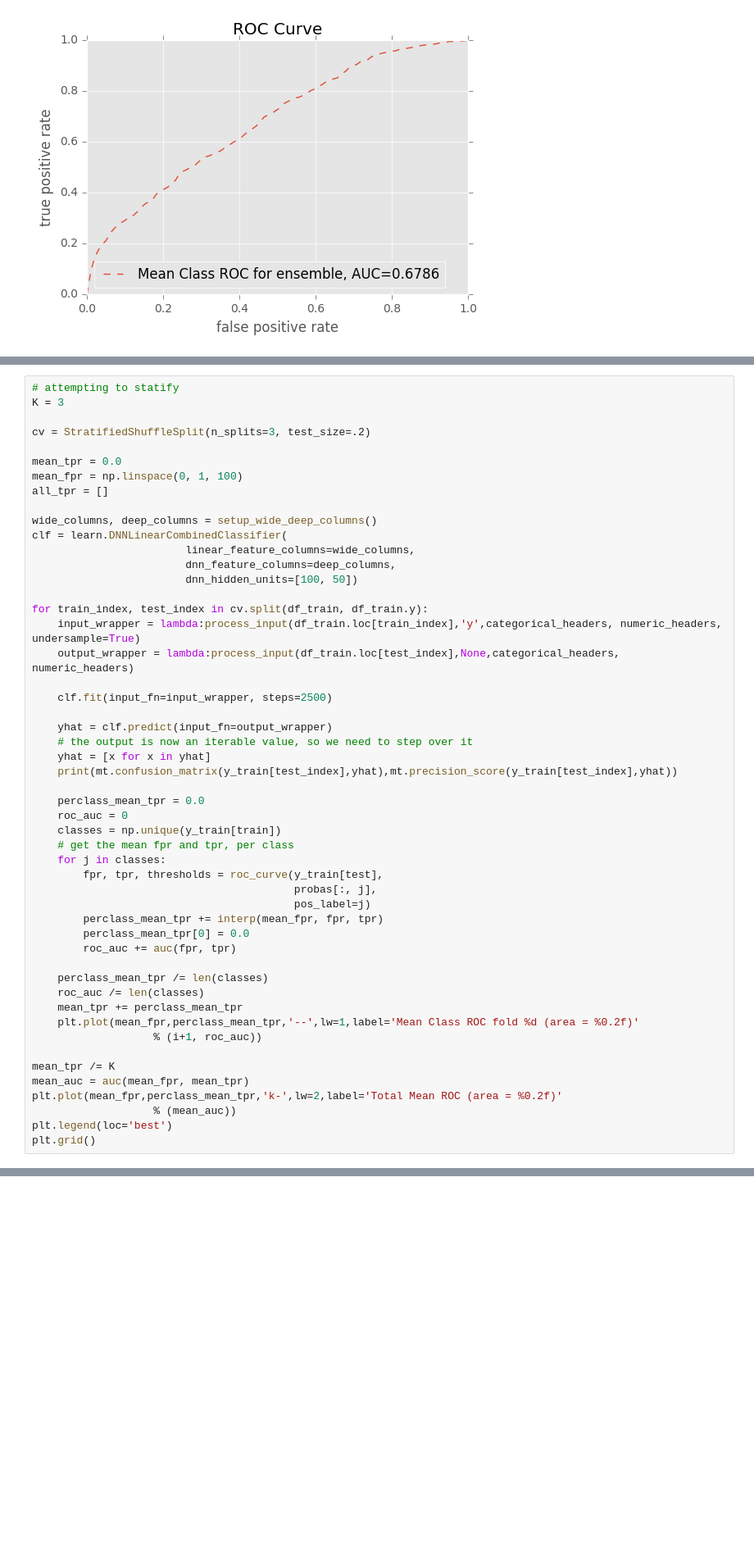
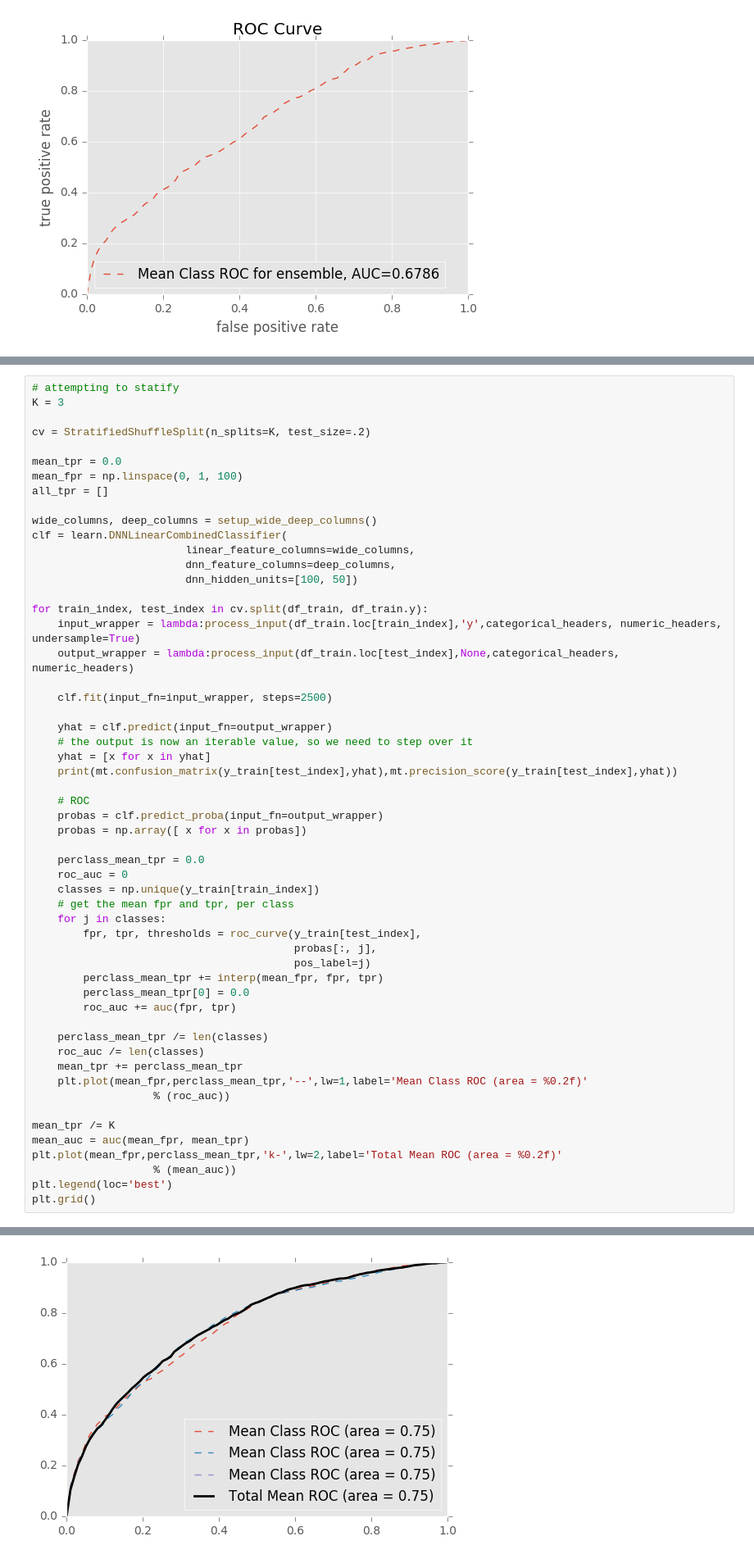
Before and after one commit to egabrielsen/MachineLearning, a Jupyter notebook: Lab07/Lab07-Con.ipynb, the cells around one changed output, grey strips where cells are left out. Shown at 82% size. Drawn from its saved outputs; the diff is of its cells as text; blank space fills up the shorter version.

```diff
--- a/Lab07/Lab07-Con.ipynb
+++ b/Lab07/Lab07-Con.ipynb
@@ -452,7 +468,7 @@ plot_roc(probas, y_test)
 # attempting to statify
 K = 3
 
-cv = StratifiedShuffleSplit(n_splits=3, test_size=.2)
+cv = StratifiedShuffleSplit(n_splits=K, test_size=.2)
 
 mean_tpr = 0.0
 mean_fpr = np.linspace(0, 1, 100)
@@ -475,12 +491,16 @@ for train_index, test_index in cv.split(df_train, df_train.y):
     yhat = [x for x in yhat]
     print(mt.confusion_matrix(y_train[test_index],yhat),mt.precision_score(y_train[test_index],yhat))
 
+    # ROC
+    probas = clf.predict_proba(input_fn=output_wrapper)
+    probas = np.array([ x for x in probas])
+
     perclass_mean_tpr = 0.0
     roc_auc = 0
-    classes = np.unique(y_train[train])
+    classes = np.unique(y_train[train_index])
     # get the mean fpr and tpr, per class
     for j in classes:
-        fpr, tpr, thresholds = roc_curve(y_train[test],
+        fpr, tpr, thresholds = roc_curve(y_train[test_index],
                                          probas[:, j],
                                          pos_label=j)
         perclass_mean_tpr += interp(mean_fpr, fpr, tpr)
@@ -490,8 +510,8 @@ for train_index, test_index in cv.split(df_train, df_train.y):
     perclass_mean_tpr /= len(classes)
     roc_auc /= len(classes)
     mean_tpr += perclass_mean_tpr
-    plt.plot(mean_fpr,perclass_mean_tpr,'--',lw=1,label='Mean Class ROC fold %d (area = %0.2f)'
-                   % (i+1, roc_auc))
+    plt.plot(mean_fpr,perclass_mean_tpr,'--',lw=1,label='Mean Class ROC (area = %0.2f)'
+                   % (roc_auc))
 
 mean_tpr /= K
 mean_auc = auc(mean_fpr, mean_tpr)
@@ -499,3 +519,4 @@ plt.plot(mean_fpr,perclass_mean_tpr,'k-',lw=2,label='Total Mean ROC (area = %0.2
                    % (mean_auc))
 plt.legend(loc='best')
 plt.grid()
+# %% [output]
@@ -501,0 +529 @@ plt.grid()
+[figure, added]
```
Also changed, not shown: parts of 15 cells of this notebook.
